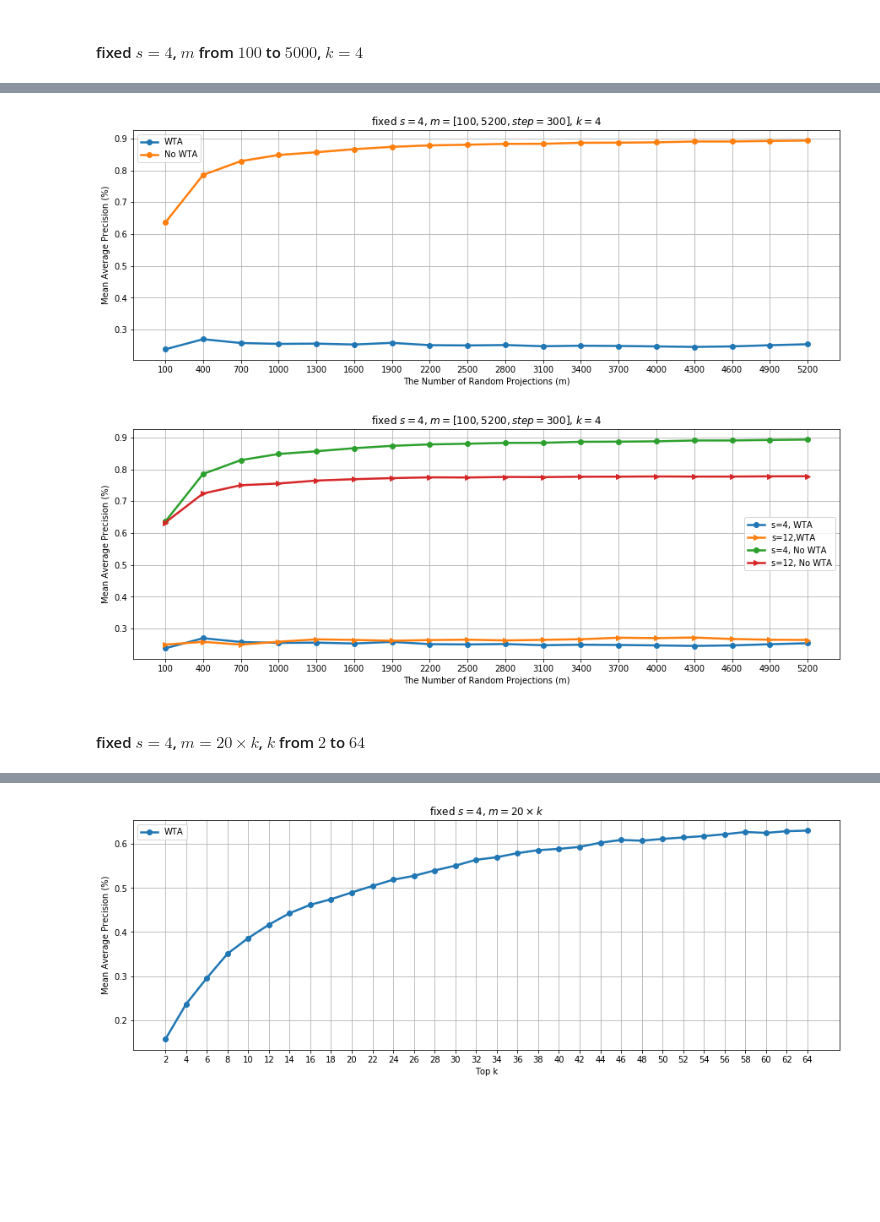
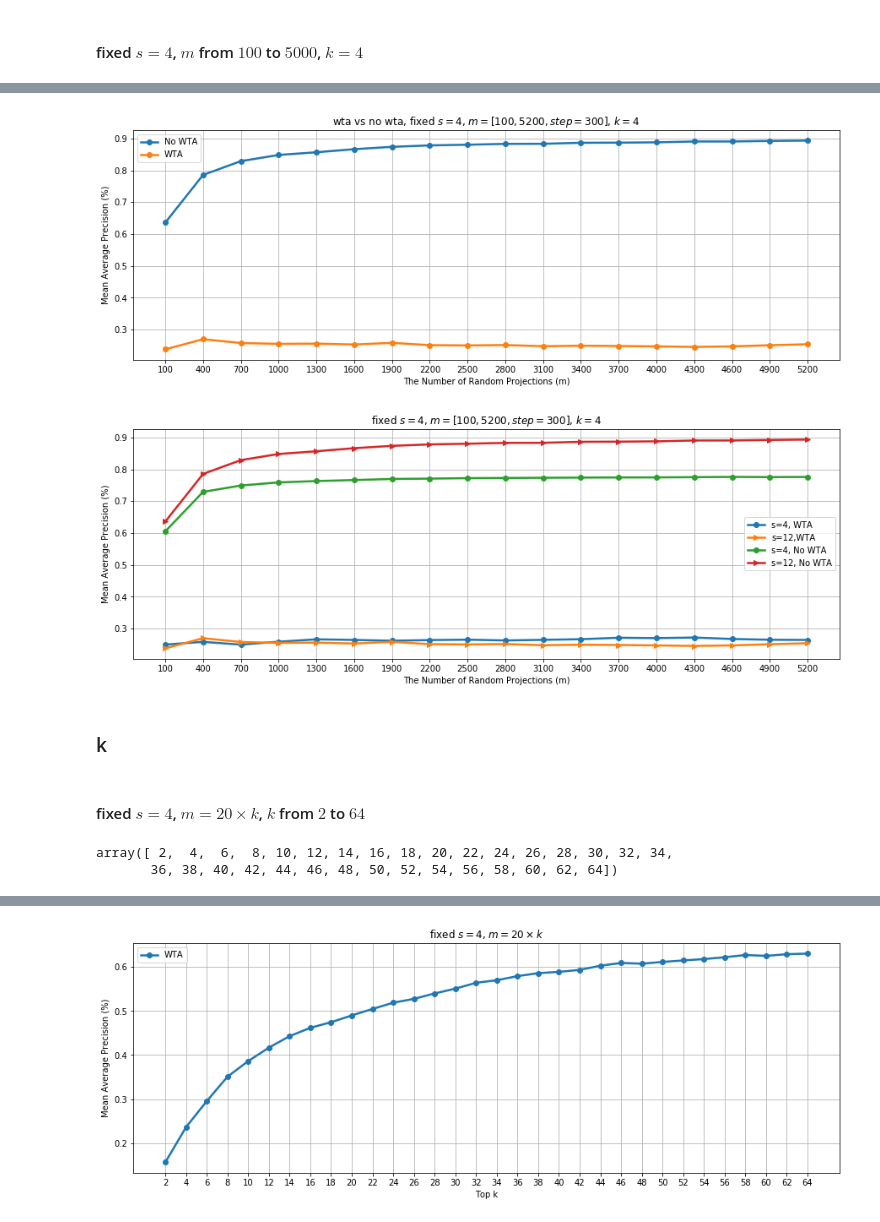
Before and after one commit to kk9six/Learn-LSH, a Jupyter notebook: 2018-A Neural Algorithm for A Fundamental Computing Problem.ipynb, the cells around one changed output, grey strips where cells are left out. Drawn from its saved outputs; the diff is of its cells as text; code cells hidden in the pictures; blank space fills up the shorter version.

```diff
--- a/2018-A Neural Algorithm for A Fundamental Computing Problem.ipynb
+++ b/2018-A Neural Algorithm for A Fundamental Computing Problem.ipynb
@@ -528,8 +612,8 @@ k = 4
 # %%
 %%time
-precision_wta_m_1 = []
-for m in m_arr_1:
-    precision_wta_m_1.append(test_precision(train_center, test_center,
-                                        s, m, k, wta=True,
+precision_m_d_with_s12_wta = []
+for m in m_arr_with_d:
+    precision_m_d_with_s12_wta.append(test_precision(train_center, test_center,
+                                        s, m, k, use_wta=True,
                                         near_neighbors=k_near_neighbors, random_state=2))
 # %% [output]
@@ -557,8 +640,8 @@ m_arr_2 = np.arange(2, 32, 2) * k
 # %%
 %%time
-precision_wta_m_2 = []
-for m in m_arr_2:
-    precision_wta_m_2.append(test_precision(train_center, test_center,
-                                        s, m, k, wta=True,
+precision_m_k_with_s12_k4_wta = []
+for m in m_arr_with_k4:
+    precision_m_k_with_s12_k4_wta.append(test_precision(train_center, test_center,
+                                        s, m, k, use_wta=True,
                                         near_neighbors=k_near_neighbors, random_state=1))
 # %% [output]
@@ -589,9 +672,9 @@ array([ 100,  400,  700, 1000, 1300, 1600, 1900, 2200, 2500, 2800, 3100,
        3400, 3700, 4000, 4300, 4600, 4900, 5200])
 # %%
 %%time
-precision_wta_m_3 = []
-for m in m_arr_3:
-    precision_wta_m_3.append(test_precision(train_center, test_center,
-                                        s, m, k, wta=True,
+precision_m_with_s12_wta = []
+for m in m_arr:
+    precision_m_with_s12_wta.append(test_precision(train_center, test_center,
+                                        s, m, k, use_wta=True,
                                         near_neighbors=k_near_neighbors, random_state=1))
 # %% [output]
@@ -623,8 +701,8 @@ array([ 100,  400,  700, 1000, 1300, 1600, 1900, 2200, 2500, 2800, 3100,
 # %%
 %%time
-precision_wta_m_4 = []
-for m in m_arr_4:
-    precision_wta_m_4.append(test_precision(train_center, test_center,
-                                        s, m, k, wta=True,
+precision_m_with_s4_wta = []
+for m in m_arr:
+    precision_m_with_s4_wta.append(test_precision(train_center, test_center,
+                                        s, m, k, use_wta=True,
                                         near_neighbors=k_near_neighbors, random_state=1))
 # %% [output]
@@ -633,32 +711,35 @@ Wall time: 7min 9s
 # %%
 plt.figure(figsize=(15, 5))
-plt.plot(m_arr_4, precision_wta_m_4, 'o-', linewidth=2.5, label='WTA')
-plt.plot(m_arr_4, precision_m_4, 'o-', linewidth=2.5, label='No WTA')
-plt.xticks(m_arr_4)
+plt.plot(m_arr, precision_m_with_s4, 'o-', linewidth=2.5, label='No WTA')
+plt.plot(m_arr, precision_m_with_s4_wta, 'o-', linewidth=2.5, label='WTA')
+
+plt.xticks(m_arr)
 plt.grid()
-plt.title('fixed $s = 4$, $m = [100, 5200, step=300]$, $k = 4$')
+plt.title('wta vs no wta, fixed $s = 4$, $m = [100, 5200, step=300]$, $k = 4$')
 plt.xlabel('The Number of Random Projections (m)')
 plt.ylabel('Mean Average Precision (%)')
 plt.legend()
 plt.show()
 # %% [output]
-[figure, old version]
+[figure, new version]
 # %%
 plt.figure(figsize=(15, 5))
-plt.plot(m_arr_4, precision_wta_m_4, 'o-', linewidth=2.5, label='s=4, WTA')
-plt.plot(m_arr_3, precision_wta_m_3, '>-', linewidth=2.5, label='s=12,WTA')
-plt.plot(m_arr_4, precision_m_4, 'o-', linewidth=2.5, label='s=4, No WTA')
-plt.plot(m_arr_3, precision_m_3, '>-', linewidth=2.5, label='s=12, No WTA')
+plt.plot(m_arr, precision_m_with_s12_wta, 'o-', linewidth=2.5, label='s=4, WTA')
+plt.plot(m_arr, precision_m_with_s4_wta, '>-', linewidth=2.5, label='s=12,WTA')
+plt.plot(m_arr, precision_m_with_s12, 'o-', linewidth=2.5, label='s=4, No WTA')
+plt.plot(m_arr, precision_m_with_s4, '>-', linewidth=2.5, label='s=12, No WTA')
 
-plt.xticks(m_arr_4)
+plt.xticks(m_arr)
 plt.grid()
 
 plt.title('fixed $s = 4$, $m = [100, 5200, step=300]$, $k = 4$')
 plt.xlabel('The Number of Random Projections (m)')
 plt.ylabel('Mean Average Precision (%)')
 plt.legend()
 plt.show()
 # %% [output]
-[figure, old version]
+[figure, new version]
+# %% [markdown]
+### k
 # %% [markdown]
 #### fixed $s = 4$, $m = 20 \times k$, $k$ from $2$ to $64$
@@ -668,2 +746,8 @@ k_arr_1 = np.arange(2, 66, 2)
+# %%
+s = 4
+k_arr
+# %% [output]
+array([ 2,  4,  6,  8, 10, 12, 14, 16, 18, 20, 22, 24, 26, 28, 30, 32, 34,
+       36, 38, 40, 42, 44, 46, 48, 50, 52, 54, 56, 58, 60, 62, 64])
 # %%
 %%time
```
Also changed, not shown: parts of 141 cells of this notebook.
